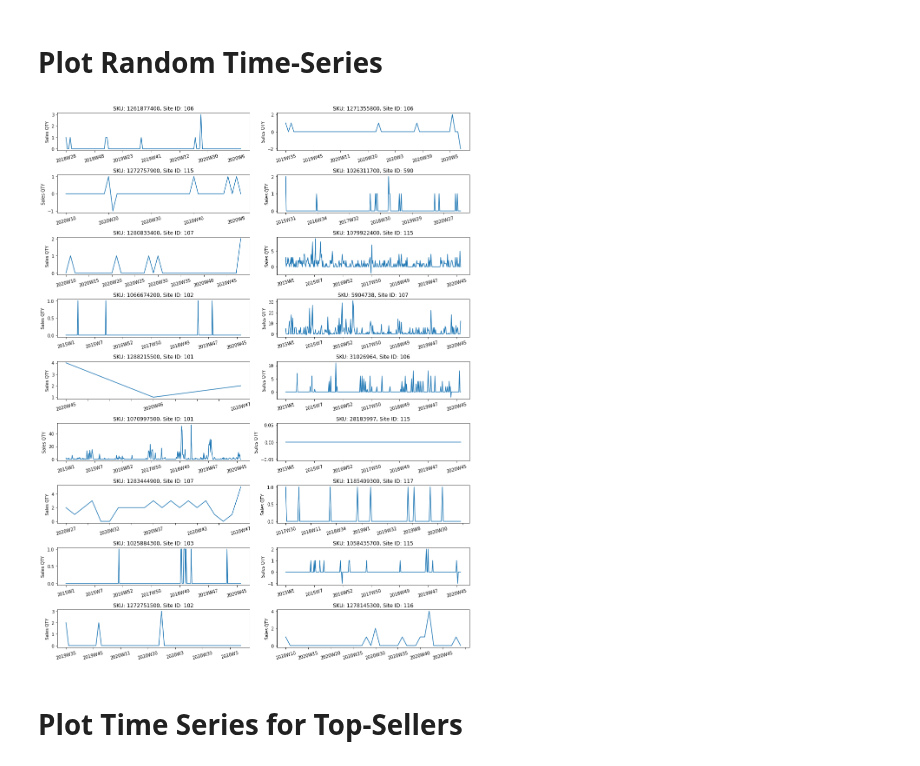
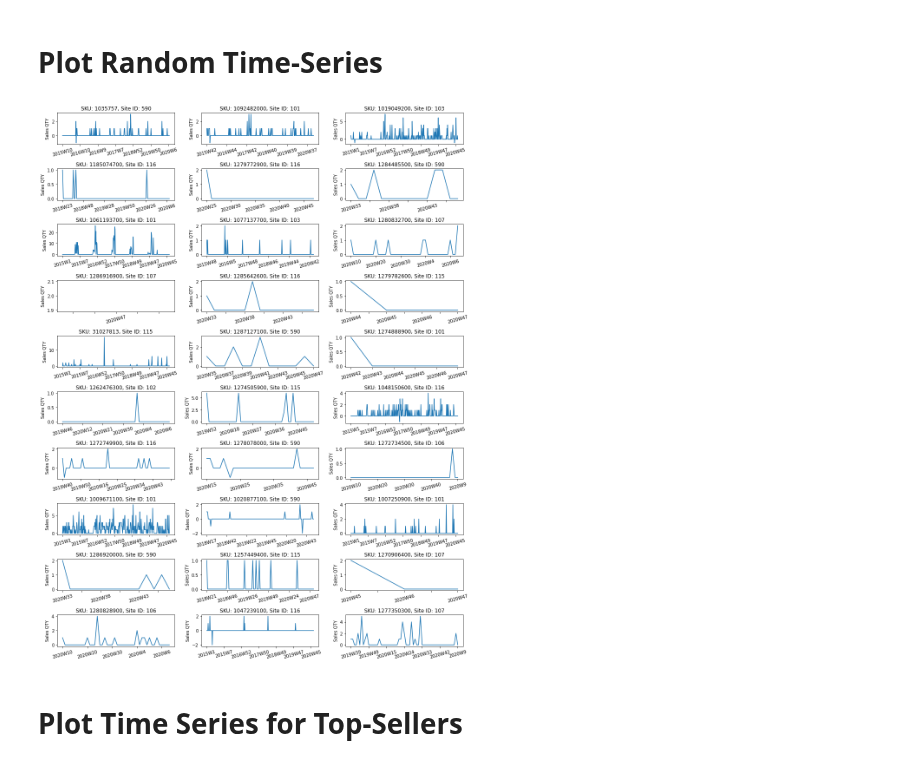
Before and after one commit to dominicdoerig/verteiler, a Jupyter notebook: 01_Exploratory_Data_Analysis/eda_weekly_data.ipynb, the cells around one changed output. Saved outputs shown, nothing was run; the diff lists cells and outputs as text; code cells hidden in the pictures.

```diff
--- a/01_Exploratory_Data_Analysis/eda_weekly_data.ipynb
+++ b/01_Exploratory_Data_Analysis/eda_weekly_data.ipynb
@@ -34,7 +34,7 @@ def plot_timeseries(samples: int, sales: pd.core.frame.DataFrame) -> None:
     :param: sales: DataFrame containing the sales data (columns SKU, Site_ID & Year_Week required)
     :return None
     """
-    fig, axs = plt.subplots(math.ceil(n_series / 2), 2, figsize=(14, n_series * 1.))
+    fig, axs = plt.subplots(math.ceil(n_series / 3), 3, figsize=(14, n_series * .6))
     axs = axs.flatten()
     ax_idx = 0
 
@@ -343,14 +424,43 @@ krug                 0.000112
 Name: CENSHARE_CAT_3, Length: 359, dtype: float64
 # %% [markdown]
 # Plot Random Time-Series
+# %%
+def plot_timeseries(samples: int, sales: pd.core.frame.DataFrame) -> None:
+    """
+    Vizualize certain timeseries.
+    :param: samples: list of lists with Site ID - Article combinations to be vizualized.
+            Example: [['g590', 1282277826], ['g115', 1254150002], ['g102', 1264627019]]
+    :param: sales: DataFrame containing the sales data (columns SKU, Site_ID & Year_Week required)
+    :return None
+    """
+    fig, axs = plt.subplots(math.ceil(n_series / 3), 3, figsize=(14, n_series * .6))
+    axs = axs.flatten()
+    ax_idx = 0
+
+    for site, article in samples:
+        df_article = sales.loc[df.SKU == article].loc[df.Site_ID == site].sort_values(by='Date').reset_index()
+
+        df_article.plot(x='Date',
+                     y='Sales_QTY',
+                     title= f'SKU: {article}, Site ID: {site}',
+                     legend=False,
+                     ylabel = 'Sales QTY',
+                     xlabel = '',
+                     rot=15,
+                     ax=axs[ax_idx])
+        ax_idx += 1
+
+    plt.tight_layout()
+    plt.savefig('fig.pdf')
+    plt.show()
 # %%
-n_series = 18
+n_series = 30
 
-samples = df[['Site_ID','SKU']].drop_duplicates().sample(n=n_series, random_state=4).values.tolist()
+samples = df[['Site_ID','SKU']].drop_duplicates().sample(n=n_series, random_state=8).values.tolist()
 
 plot_timeseries(samples, df)
 # %% [output]
-[figure, old version]
+[figure, new version]
 # %% [markdown]
 # Plot Time Series for Top-Sellers
 # %%
```
Also changed, not shown: parts of 28 cells of this notebook.
